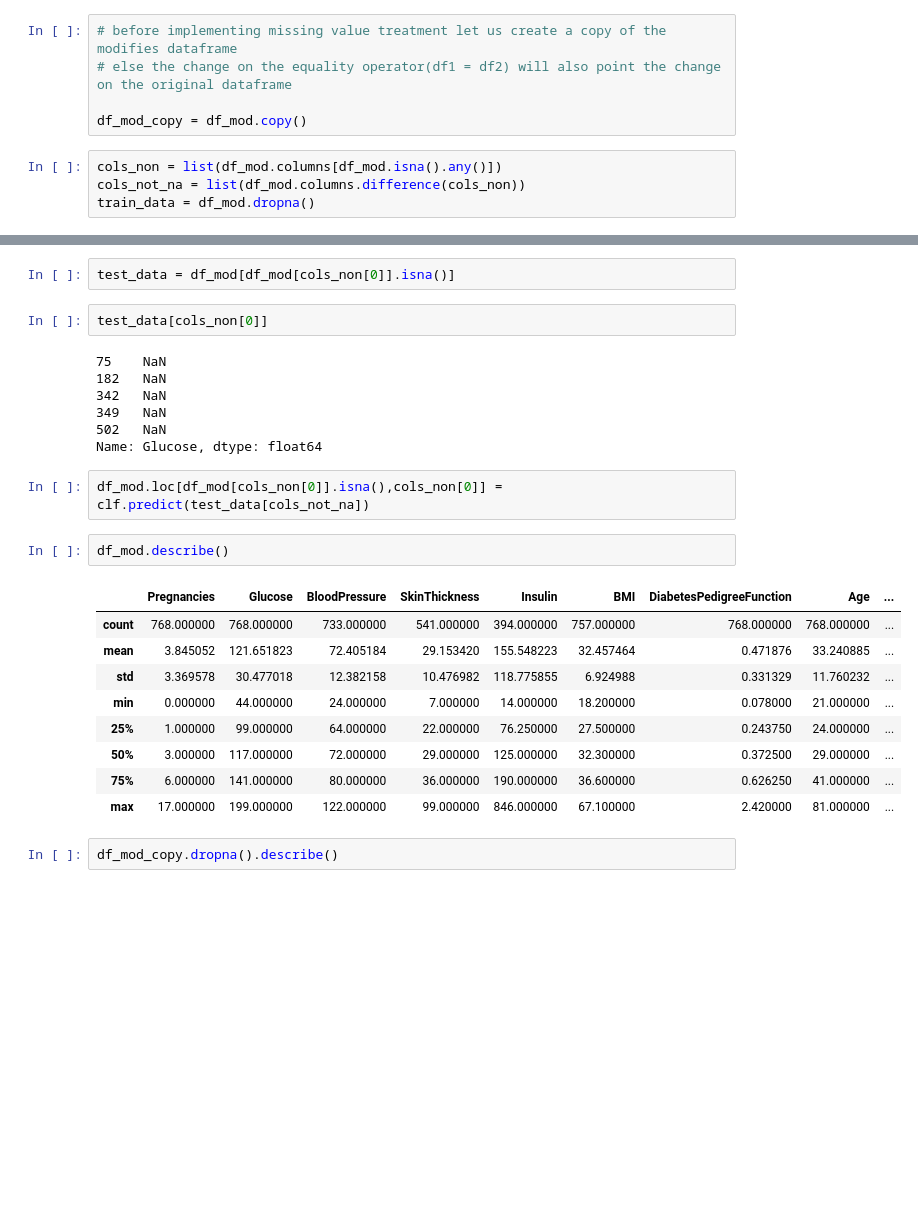
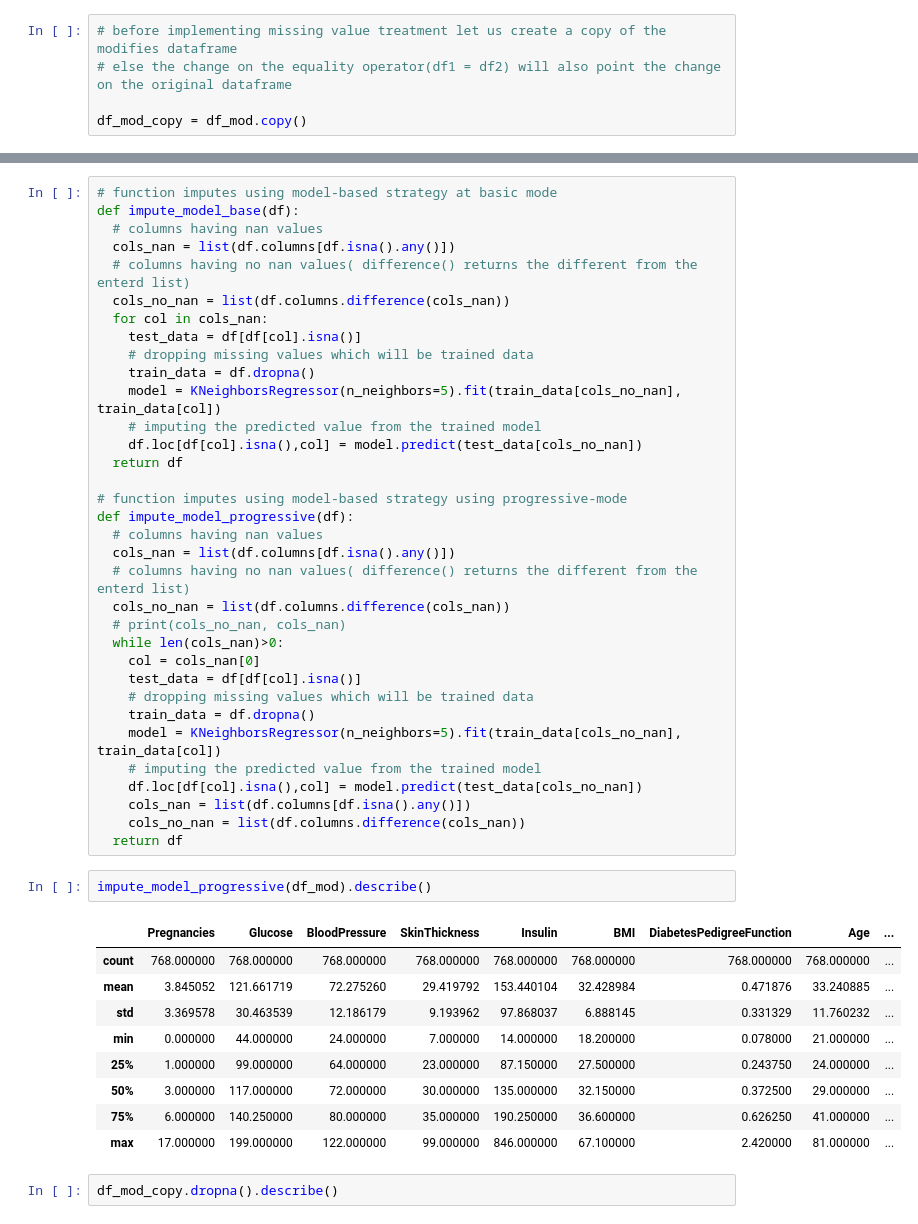
Before and after one commit to sayan0506/Prediction-model-for-Diabetes, a Jupyter notebook: Pima_Indian_Diabetes_prediction_model.ipynb, the cells around one changed output, grey strips where cells are left out. Saved outputs shown, nothing was run; the diff lists cells and outputs as text; blank space fills up the shorter version.

```diff
--- a/Pima_Indian_Diabetes_prediction_model.ipynb
+++ b/Pima_Indian_Diabetes_prediction_model.ipynb
@@ -319,7 +319,3 @@ Here following imputation strategy(Though drop is a Omission strategy) are used:
 # else the change on the equality operator(df1 = df2) will also point the change on the original dataframe
 
 df_mod_copy = df_mod.copy()
-# %%
-cols_non = list(df_mod.columns[df_mod.isna().any()])
-cols_not_na = list(df_mod.columns.difference(cols_non))
-train_data = df_mod.dropna()
@@ -361,28 +322,49 @@ cols_non[0]
-# %%
-test_data = df_mod[df_mod[cols_non[0]].isna()]
-# %%
-test_data[cols_non[0]]
-# %% [output]
-75    NaN
-182   NaN
-342   NaN
-349   NaN
-502   NaN
-Name: Glucose, dtype: float64
-# %%
-df_mod.loc[df_mod[cols_non[0]].isna(),cols_non[0]] = clf.predict(test_data[cols_not_na])
-# %%
-df_mod.describe()
-# %% [output]
-|  | Pregnancies | Glucose | BloodPressure | SkinThickness | Insulin | BMI | DiabetesPedigreeFunction | Age | ... |
-| count | 768.000000 | 768.000000 | 733.000000 | 541.000000 | 394.000000 | 757.000000 | 768.000000 | 768.000000 | ... |
-| mean | 3.845052 | 121.651823 | 72.405184 | 29.153420 | 155.548223 | 32.457464 | 0.471876 | 33.240885 | ... |
-| std | 3.369578 | 30.477018 | 12.382158 | 10.476982 | 118.775855 | 6.924988 | 0.331329 | 11.760232 | ... |
-| min | 0.000000 | 44.000000 | 24.000000 | 7.000000 | 14.000000 | 18.200000 | 0.078000 | 21.000000 | ... |
-| 25% | 1.000000 | 99.000000 | 64.000000 | 22.000000 | 76.250000 | 27.500000 | 0.243750 | 24.000000 | ... |
-| 50% | 3.000000 | 117.000000 | 72.000000 | 29.000000 | 125.000000 | 32.300000 | 0.372500 | 29.000000 | ... |
-| 75% | 6.000000 | 141.000000 | 80.000000 | 36.000000 | 190.000000 | 36.600000 | 0.626250 | 41.000000 | ... |
-| max | 17.000000 | 199.000000 | 122.000000 | 99.000000 | 846.000000 | 67.100000 | 2.420000 | 81.000000 | ... |
+# %%
+# function imputes using model-based strategy at basic mode
+def impute_model_base(df):
+  # columns having nan values
+  cols_nan = list(df.columns[df.isna().any()])
+  # columns having no nan values( difference() returns the different from the enterd list)
+  cols_no_nan = list(df.columns.difference(cols_nan))
+  for col in cols_nan:
+    test_data = df[df[col].isna()]
+    # dropping missing values which will be trained data
+    train_data = df.dropna()
+    model = KNeighborsRegressor(n_neighbors=5).fit(train_data[cols_no_nan], train_data[col])
+    # imputing the predicted value from the trained model
+    df.loc[df[col].isna(),col] = model.predict(test_data[cols_no_nan])
+  return df
+
+# function imputes using model-based strategy using progressive-mode
+def impute_model_progressive(df):
+  # columns having nan values
+  cols_nan = list(df.columns[df.isna().any()])
+  # columns having no nan values( difference() returns the different from the enterd list)
+  cols_no_nan = list(df.columns.difference(cols_nan))
+  # print(cols_no_nan, cols_nan)
+  while len(cols_nan)>0:
+    col = cols_nan[0]
+    test_data = df[df[col].isna()]
+    # dropping missing values which will be trained data
+    train_data = df.dropna()
+    model = KNeighborsRegressor(n_neighbors=5).fit(train_data[cols_no_nan], train_data[col])
+    # imputing the predicted value from the trained model
+    df.loc[df[col].isna(),col] = model.predict(test_data[cols_no_nan])
+    cols_nan = list(df.columns[df.isna().any()])
+    cols_no_nan = list(df.columns.difference(cols_nan))
+  return df
+# %%
+impute_model_progressive(df_mod).describe()
+# %% [output]
+|  | Pregnancies | Glucose | BloodPressure | SkinThickness | Insulin | BMI | DiabetesPedigreeFunction | Age | ... |
+| count | 768.000000 | 768.000000 | 768.000000 | 768.000000 | 768.000000 | 768.000000 | 768.000000 | 768.000000 | ... |
+| mean | 3.845052 | 121.661719 | 72.275260 | 29.419792 | 153.440104 | 32.428984 | 0.471876 | 33.240885 | ... |
+| std | 3.369578 | 30.463539 | 12.186179 | 9.193962 | 97.868037 | 6.888145 | 0.331329 | 11.760232 | ... |
+| min | 0.000000 | 44.000000 | 24.000000 | 7.000000 | 14.000000 | 18.200000 | 0.078000 | 21.000000 | ... |
+| 25% | 1.000000 | 99.000000 | 64.000000 | 23.000000 | 87.150000 | 27.500000 | 0.243750 | 24.000000 | ... |
+| 50% | 3.000000 | 117.000000 | 72.000000 | 30.000000 | 135.000000 | 32.150000 | 0.372500 | 29.000000 | ... |
+| 75% | 6.000000 | 140.250000 | 80.000000 | 35.000000 | 190.250000 | 36.600000 | 0.626250 | 41.000000 | ... |
+| max | 17.000000 | 199.000000 | 122.000000 | 99.000000 | 846.000000 | 67.100000 | 2.420000 | 81.000000 | ... |
 # %%
 df_mod_copy.dropna().describe()
 # %% [output]
```
Also changed, not shown: parts of 10 cells of this notebook.
